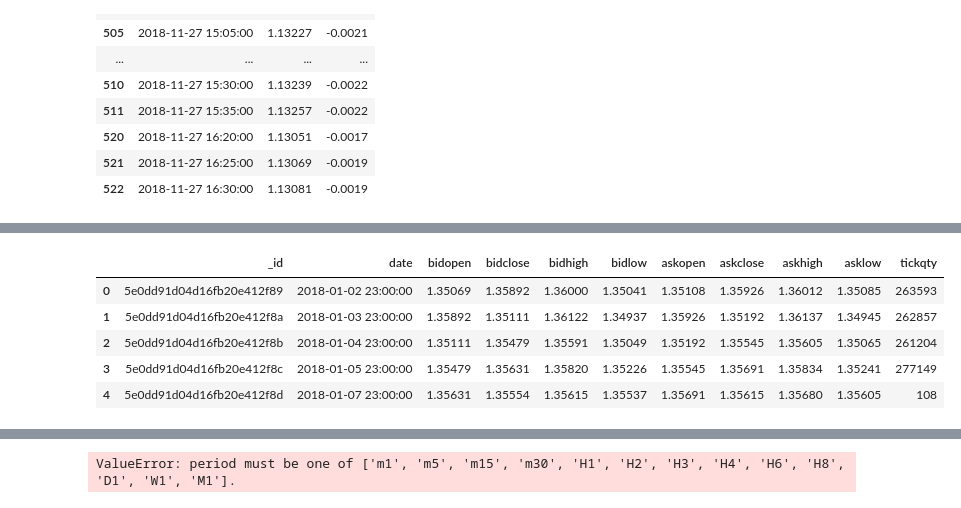
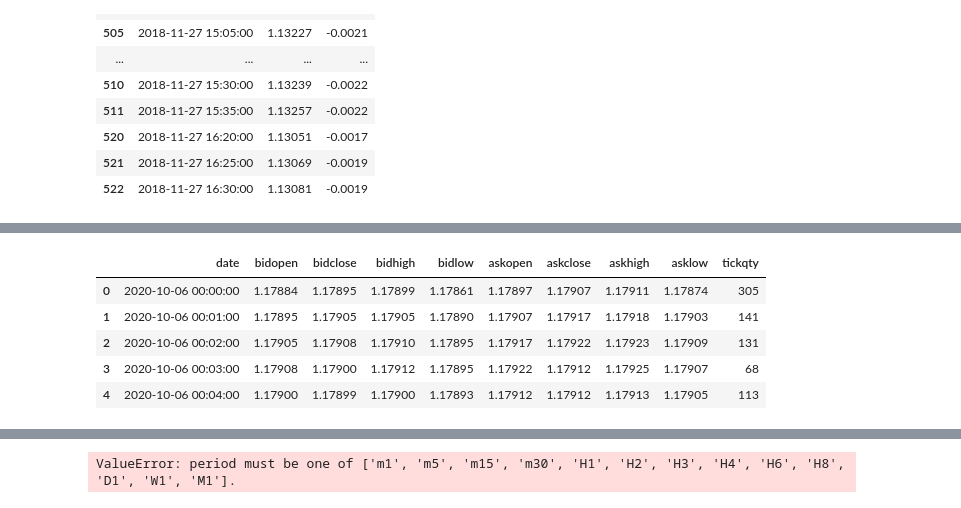
Before and after one commit to tazzo/kragle, a Jupyter notebook: forex_history.ipynb, the cells around one changed output, grey strips where cells are left out. Drawn from its saved outputs; the diff is of its cells as text; code cells hidden in the pictures.

```diff
--- a/forex_history.ipynb
+++ b/forex_history.ipynb
@@ -451,0 +397,11 @@ df2.head()
+# %%
+import datetime as dt
+import fxcmpy
+
+start = dt.datetime(2020, 10, 6)
+end = dt.datetime(2020, 10, 12)
+
+fxcon = fxcmpy.fxcmpy(config_file='fxcm.cfg')
+df = fxcon.get_candles('EUR/USD', period='m1', start=start, end=end, with_index=False)
+
+df.info()
@@ -452,10 +427,9 @@ df2.head()
 # %%
-df.reset_index(inplace=True)
 df.head()
 # %% [output]
-|  | _id | date | bidopen | bidclose | bidhigh | bidlow | askopen | askclose | askhigh | asklow | tickqty |
-| 0 | 5e0dd91d04d16fb20e412f89 | 2018-01-02 23:00:00 | 1.35069 | 1.35892 | 1.36000 | 1.35041 | 1.35108 | 1.35926 | 1.36012 | 1.35085 | 263593 |
-| 1 | 5e0dd91d04d16fb20e412f8a | 2018-01-03 23:00:00 | 1.35892 | 1.35111 | 1.36122 | 1.34937 | 1.35926 | 1.35192 | 1.36137 | 1.34945 | 262857 |
-| 2 | 5e0dd91d04d16fb20e412f8b | 2018-01-04 23:00:00 | 1.35111 | 1.35479 | 1.35591 | 1.35049 | 1.35192 | 1.35545 | 1.35605 | 1.35065 | 261204 |
-| 3 | 5e0dd91d04d16fb20e412f8c | 2018-01-05 23:00:00 | 1.35479 | 1.35631 | 1.35820 | 1.35226 | 1.35545 | 1.35691 | 1.35834 | 1.35241 | 277149 |
-| 4 | 5e0dd91d04d16fb20e412f8d | 2018-01-07 23:00:00 | 1.35631 | 1.35554 | 1.35615 | 1.35537 | 1.35691 | 1.35615 | 1.35680 | 1.35605 | 108 |
+|  | date | bidopen | bidclose | bidhigh | bidlow | askopen | askclose | askhigh | asklow | tickqty |
+| 0 | 2020-10-06 00:00:00 | 1.17884 | 1.17895 | 1.17899 | 1.17861 | 1.17897 | 1.17907 | 1.17911 | 1.17874 | 305 |
+| 1 | 2020-10-06 00:01:00 | 1.17895 | 1.17905 | 1.17905 | 1.17890 | 1.17907 | 1.17917 | 1.17918 | 1.17903 | 141 |
+| 2 | 2020-10-06 00:02:00 | 1.17905 | 1.17908 | 1.17910 | 1.17895 | 1.17917 | 1.17922 | 1.17923 | 1.17909 | 131 |
+| 3 | 2020-10-06 00:03:00 | 1.17908 | 1.17900 | 1.17912 | 1.17895 | 1.17922 | 1.17912 | 1.17925 | 1.17907 | 68 |
+| 4 | 2020-10-06 00:04:00 | 1.17900 | 1.17899 | 1.17900 | 1.17893 | 1.17912 | 1.17912 | 1.17913 | 1.17905 | 113 |
```
Also changed, not shown: parts of 19 cells of this notebook, 2 other files.
